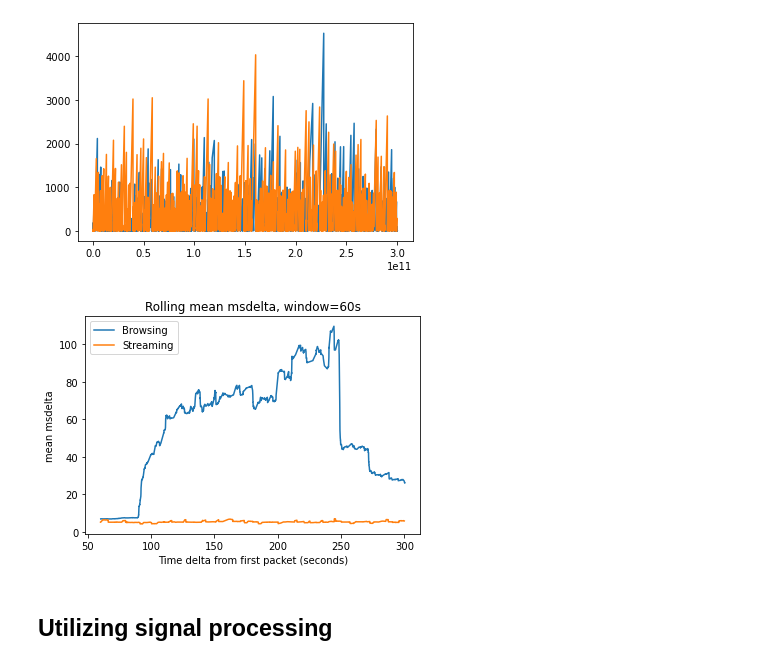
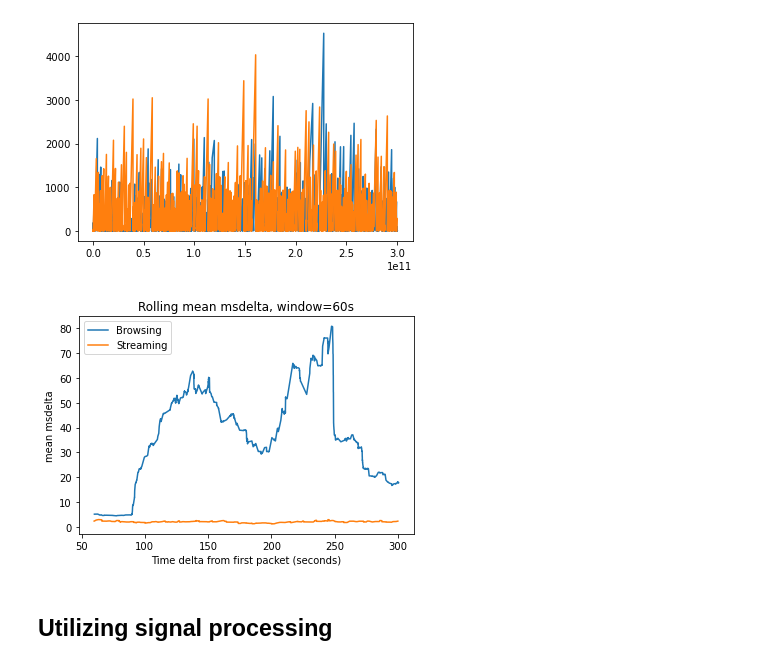
Before and after one commit to parkeraddison/flowpic-replication, a Jupyter notebook: notebooks/4_feature-exploration.ipynb, the cells around one changed output. Saved outputs shown, nothing was run; the diff lists cells and outputs as text; code cells hidden in the pictures.

Commit message:
Add filter

```diff
--- a/notebooks/4_feature-exploration.ipynb
+++ b/notebooks/4_feature-exploration.ipynb
@@ -24,9 +24,11 @@ ax.plot(s.index, s.msdelta)
 [<matplotlib.lines.Line2D at 0x...>]
 [figure]
 # %%
-src.charts.compare_rolling(b, s, 'msdelta', 60, 'mean')
+src.charts.compare_rolling(
+    b, s, 'msdelta', 60, 'mean', filters=[src.features.filtering.download_pkts]
+)
 # %% [output]
-[figure, old version]
+[figure, new version]
 # %% [markdown]
 ## Utilizing signal processing
 # %%
```
